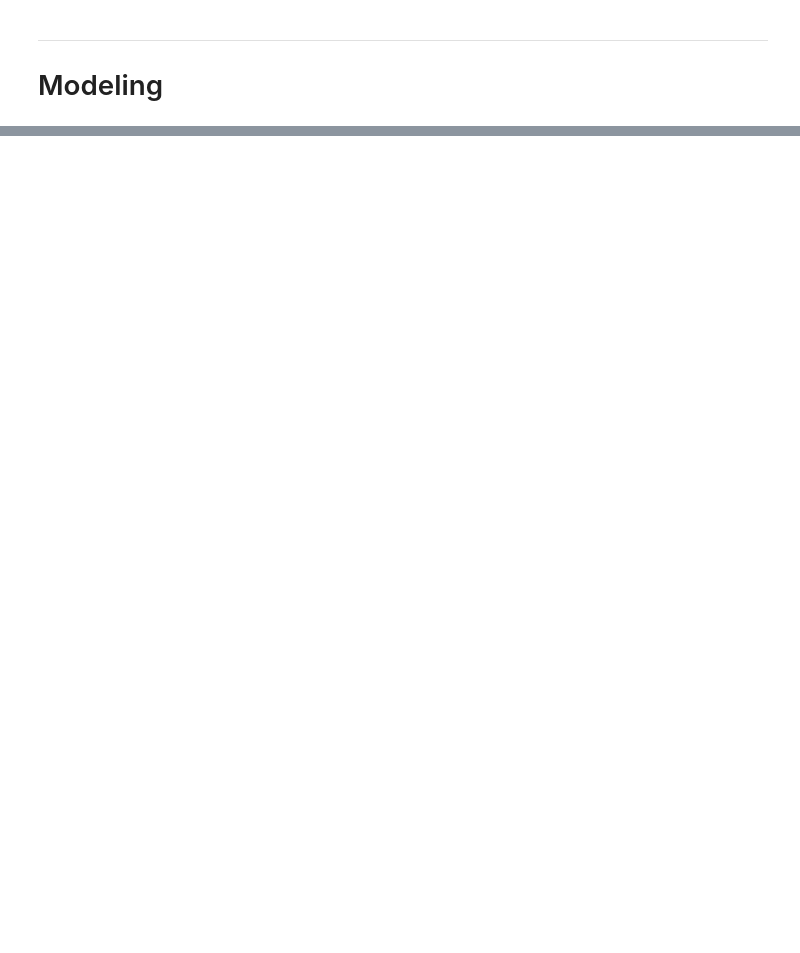
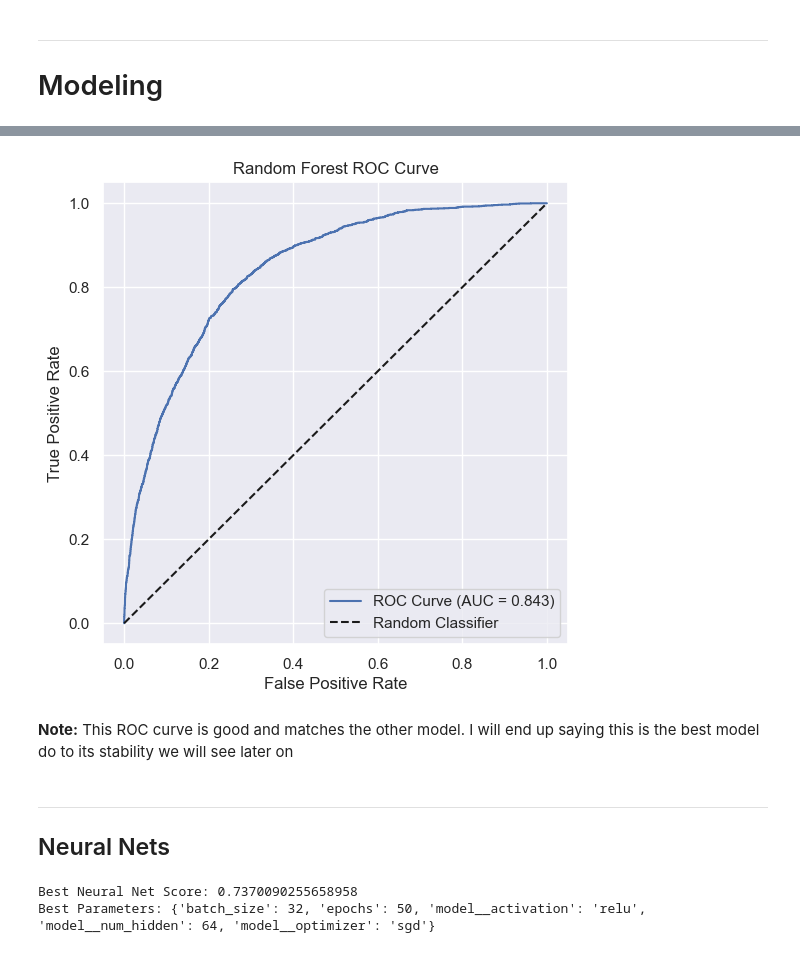
Before and after one commit to MiguelRM0/churn-prediction, a Jupyter notebook: Modeling.ipynb, the cells around one changed output, grey strips where cells are left out. Saved outputs shown, nothing was run; the diff lists cells and outputs as text; code cells hidden in the pictures; blank space fills up the shorter version.

```diff
--- a/Modeling.ipynb
+++ b/Modeling.ipynb
@@ -195,0 +365,21 @@ kfold_cv(X, y, lr, cv = 10)
+# %%
+plt.figure(figsize=(6,6))
+
+rf_fpr, rf_tpr, _ = roc_curve(rf_oof_df["y_true"], rf_oof_df["y_proba"])
+rf_auc = roc_auc_score(rf_oof_df["y_true"], rf_oof_df["y_proba"])
+
+plt.plot(rf_fpr, rf_tpr, label=f"ROC Curve (AUC = {rf_auc:.3f})")
+plt.plot([0, 1], [0, 1], 'k--', label='Random Classifier')
+
+plt.xlabel("False Positive Rate")
+plt.ylabel("True Positive Rate")
+plt.title("Random Forest ROC Curve")
+plt.legend()
+plt.show()
+# %% [output]
+[figure, added]
+# %% [markdown]
+**Note:** This ROC curve is good and matches the other model. I will end up saying this is the best model do to its stability we will see later on
+# %% [markdown]
+---
+## Neural Nets
@@ -195,0 +409,6 @@ kfold_cv(X, y, lr, cv = 10)
+# %%
+print("Best Neural Net Score:", nn_result['best_f1_macro'])
+print("Best Parameters:", nn_result['best_params'])
+# %% [output]
+Best Neural Net Score: 0.7370090255658958
+Best Parameters: {'batch_size': 32, 'epochs': 50, 'model__activation': 'relu', 'model__num_hidden': 64, 'model__optimizer': 'sgd'}
```
Also changed, not shown: parts of 41 cells of this notebook.
